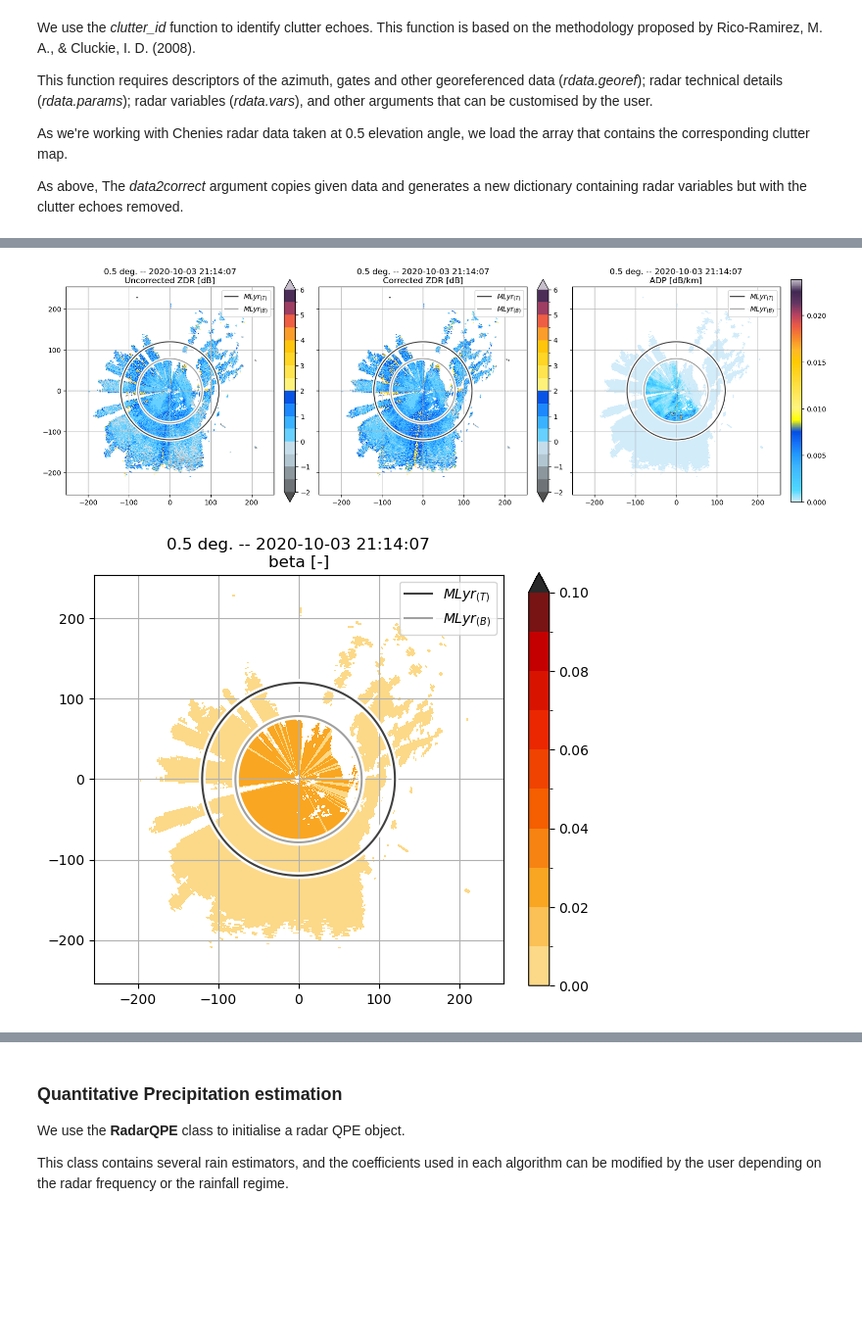
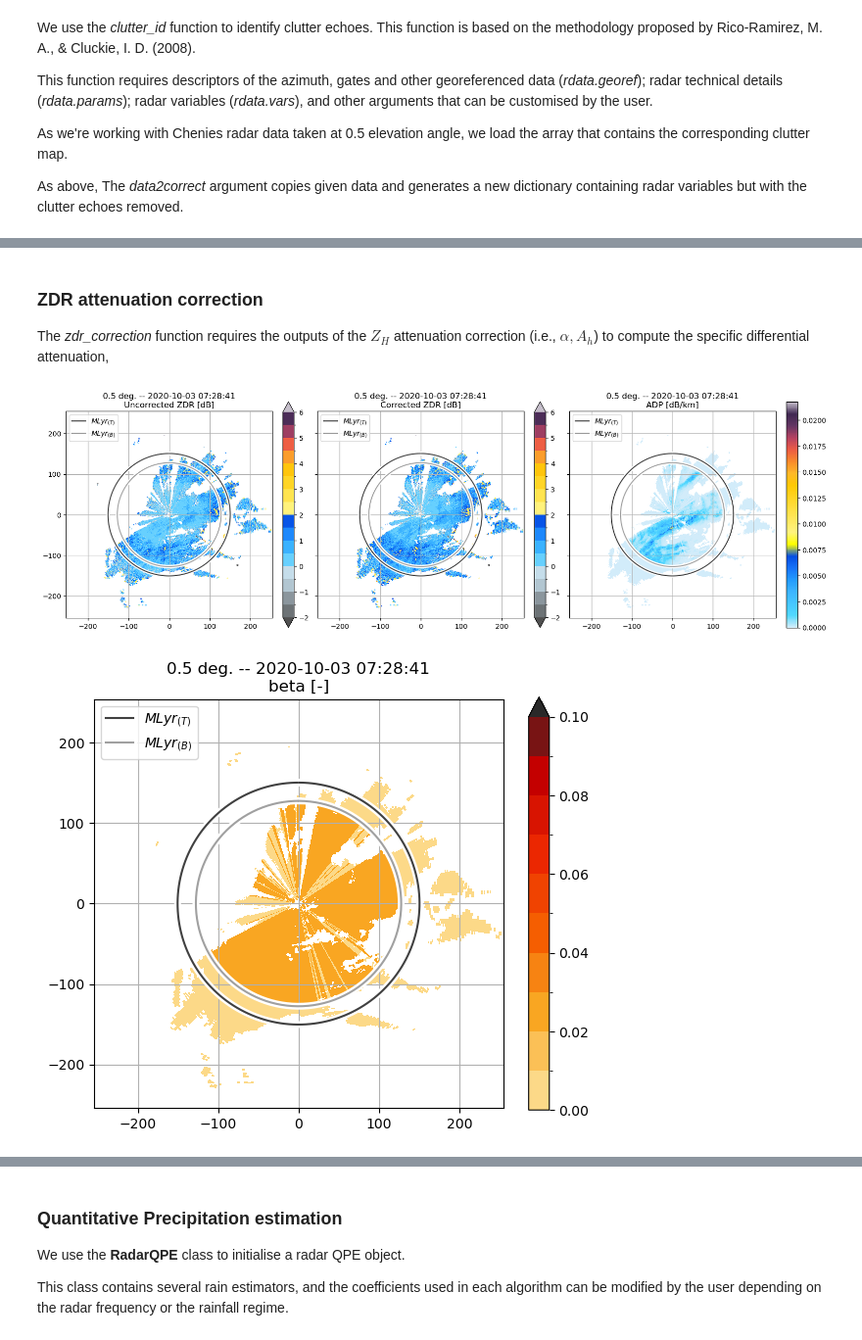
Before and after one commit to uobwatergroup/towerpy, a Jupyter notebook: docs/jupyter_execute/notebooks/radchain_ukmoC.ipynb, the cells around one changed output, grey strips where cells are left out. Shown at 98% size. Cells and saved outputs as stored; diff of their text form; code cells hidden in the pictures; blank space fills up the shorter version.

```diff
--- a/docs/jupyter_execute/notebooks/radchain_ukmoC.ipynb
+++ b/docs/jupyter_execute/notebooks/radchain_ukmoC.ipynb
@@ -33,7 +33,7 @@ For this example, we'll use data collected at the Chenies radar site; *augzdr* s
 # %%
 rsite = 'chenies'
 fdir = f'../../../datasets/{rsite}/y2020/lpel0/'
-fname = (f'metoffice-c-band-rain-radar_{rsite}_202010032115_raw-dual-polar-'
+fname = (f'metoffice-c-band-rain-radar_{rsite}_202010030729_raw-dual-polar-'
          + 'augzdr-lp-el0.dat')
 # %% [markdown]
 ### Use of Towerpy to read in the raw radar variables.
@@ -101,8 +118,10 @@ These heights are important to delimit the rain region within the PPI scan. For
 # %%
 rmlyr = tp.ml.mlyr.MeltingLayer(rdata)
-rmlyr.ml_top = 1.9
-rmlyr.ml_thickness = 0.85
-rmlyr.ml_bottom = rmlyr.ml_top - rmlyr.ml_thickness
+rmlyr.ml_top = 2.64
+rmlyr.ml_thickness = 0.57
+rmlyr.ml_bottom = 2.08
+
+rmlyr.ml_ppidelimitation(rdata.georef, rdata.params, rsnr.vars)
 
 # Plot rhoHV and the ML
 tp.datavis.rad_display.plot_ppi(rdata.georef, rdata.params, rnme.vars, var2plot='rhoHV [-]', mlyr=rmlyr)
@@ -116,7 +135,7 @@ For this example, the $Z_{DR}$ offset is set as -0.28. This value was derived fr
 # %%
-rczdr = tp.calib.calib_zdr.ZDR_Calibration(rdata)
-rczdr.offset_correction(rnme.vars['ZDR [dB]'],
-                        zdr_offset=-0.28,
+rozdr = tp.calib.calib_zdr.ZDR_Calibration(rdata)
+rozdr.offset_correction(rnme.vars['ZDR [dB]'],
+                        zdr_offset=-0.27,
                         data2correct=rnme.vars)
 # %% [markdown]
 ### Attenuation correction
@@ -142,0 +164,6 @@ rattc.zh_correction(rdata.georef, rdata.params, rczdr.vars,
+# %%
+temp = 15
+rzhah = tp.attc.r_att_refl.Attn_Refl_Relation(rdata)
+rzhah.ah_zh(rattc.vars, rband='C', zh_upper_lim=55, temp=temp, copy_ofr=True,
+            data2correct=rattc.vars, plot_method=True)
+rattc.vars['ZH* [dBZ]'] = rzhah.vars['ZH [dBZ]']
@@ -143,11 +181,16 @@ rattc.zh_correction(rdata.georef, rdata.params, rczdr.vars,
+# %% [markdown]
+### ZDR attenuation correction
+
+
+The *zdr_correction* function requires the outputs of the $Z_H$ attenuation correction (i.e., $\alpha, A_h$) to compute the specific differential attenuation,
 # %%
-rattc.zdr_correction(rdata.georef, rdata.params, rczdr.vars, rattc.vars,
+rattc.zdr_correction(rdata.georef, rdata.params, rozdr.vars, rattc.vars,
                      rnme.nme_classif['classif'], mlyr=rmlyr, rhv_thld=0.985,
                      minbins=9, mov_avrgf_len=5, p2avrf=3,
                      plot_method=True)
 # %% [output]
-[figure, old version]
+[figure, new version]
-[figure, old version]
+[figure, new version]
 # %% [markdown]
 ### $K_{DP}$ computation
 
```
Also changed, not shown: parts of 21 cells of this notebook, 40 other files.
